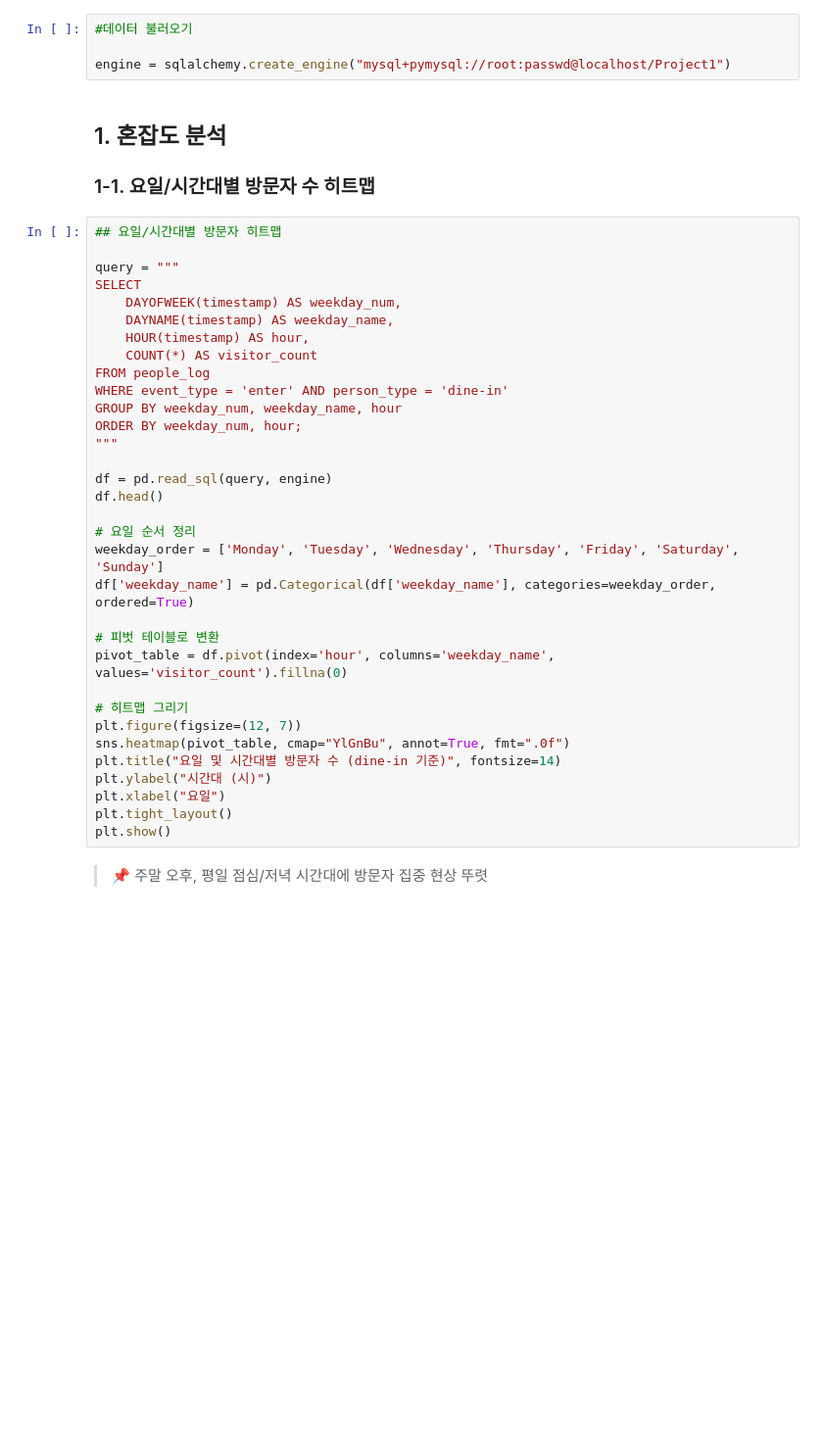
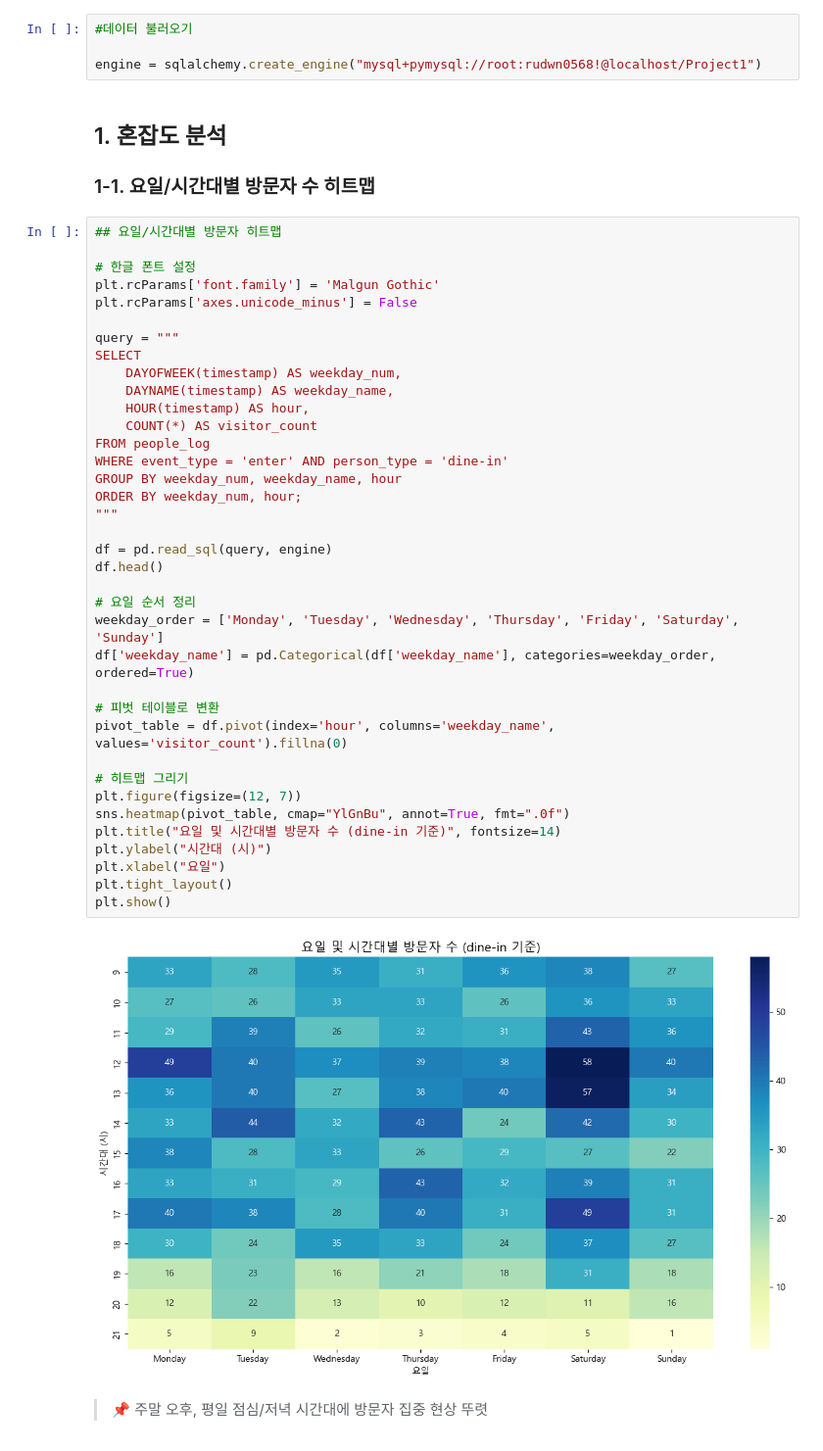
Before and after one commit to kyoungjoosin/crowd-analytics-seat-optimization, a Jupyter notebook: notebooks/01_eda.ipynb, the cells around one changed output. Shown at 98% size. Saved outputs shown, nothing was run; the diff lists cells and outputs as text; blank space fills up the shorter version.

```diff
--- a/notebooks/01_eda.ipynb
+++ b/notebooks/01_eda.ipynb
@@ -36,44 +36,50 @@ import sqlalchemy
 # %%
 #데이터 불러오기
 
-engine = sqlalchemy.create_engine("mysql+pymysql://root:passwd@localhost/Project1")
+engine = sqlalchemy.create_engine("mysql+pymysql://root:rudwn0568!@localhost/Project1")
 # %% [markdown]
 ## 1. 혼잡도 분석
 
 ### 1-1. 요일/시간대별 방문자 수 히트맵
 # %%
 ## 요일/시간대별 방문자 히트맵
+
+# 한글 폰트 설정
+plt.rcParams['font.family'] = 'Malgun Gothic'
+plt.rcParams['axes.unicode_minus'] = False
 
 query = """
 SELECT
     DAYOFWEEK(timestamp) AS weekday_num,
     DAYNAME(timestamp) AS weekday_name,
     HOUR(timestamp) AS hour,
     COUNT(*) AS visitor_count
 FROM people_log
 WHERE event_type = 'enter' AND person_type = 'dine-in'
 GROUP BY weekday_num, weekday_name, hour
 ORDER BY weekday_num, hour;
 """
 
 df = pd.read_sql(query, engine)
 df.head()
 
 # 요일 순서 정리
 weekday_order = ['Monday', 'Tuesday', 'Wednesday', 'Thursday', 'Friday', 'Saturday', 'Sunday']
 df['weekday_name'] = pd.Categorical(df['weekday_name'], categories=weekday_order, ordered=True)
 
 # 피벗 테이블로 변환
 pivot_table = df.pivot(index='hour', columns='weekday_name', values='visitor_count').fillna(0)
 
 # 히트맵 그리기
 plt.figure(figsize=(12, 7))
 sns.heatmap(pivot_table, cmap="YlGnBu", annot=True, fmt=".0f")
 plt.title("요일 및 시간대별 방문자 수 (dine-in 기준)", fontsize=14)
 plt.ylabel("시간대 (시)")
 plt.xlabel("요일")
 plt.tight_layout()
 plt.show()
+# %% [output]
+[figure, added]
 # %% [markdown]
 > 📌 주말 오후, 평일 점심/저녁 시간대에 방문자 집중 현상 뚜렷
 # %%
```
Also changed, not shown: parts of 14 cells of this notebook.
